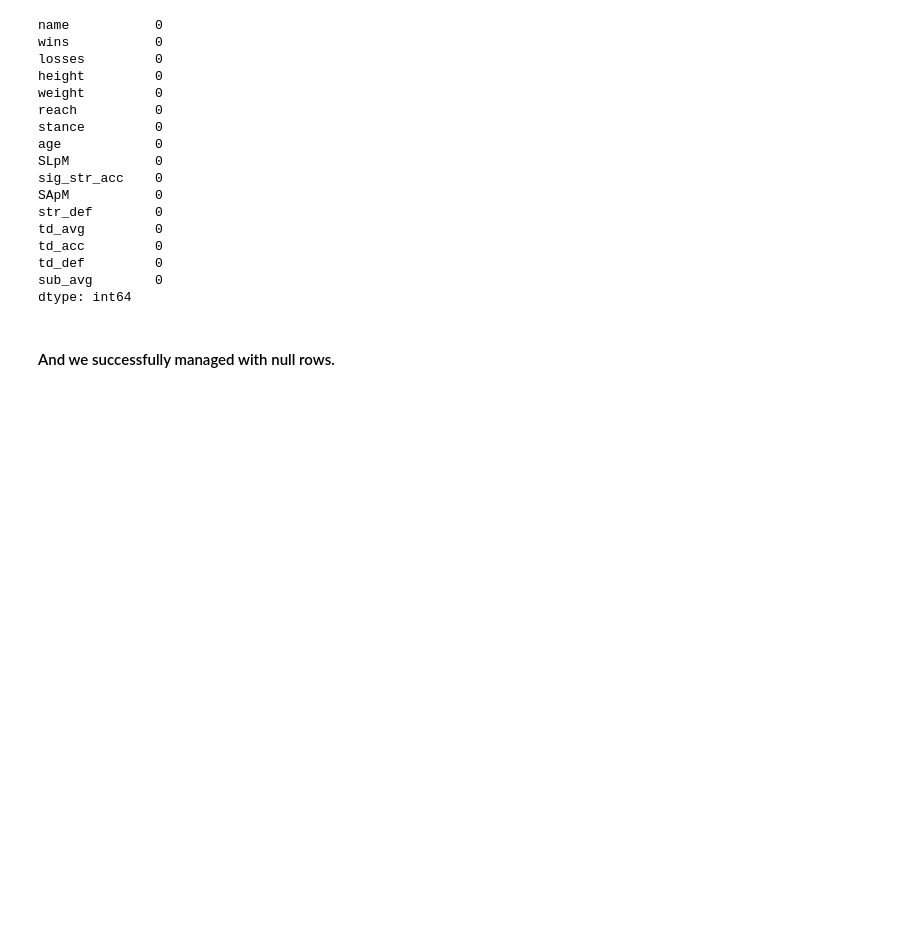
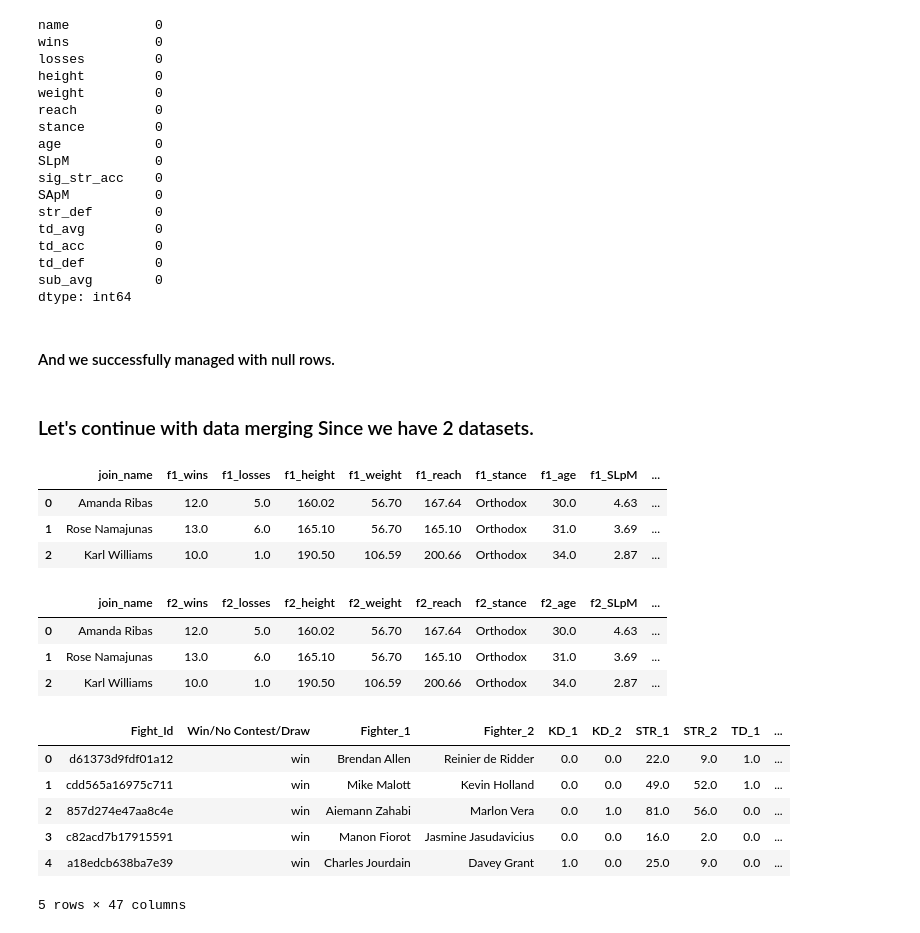
Before and after one commit to MertHasanAslan/UFC-fighter-analysis, a Jupyter notebook: src/main.ipynb, the cells around one changed output. Saved outputs shown, nothing was run; the diff lists cells and outputs as text; code cells hidden in the pictures; blank space fills up the shorter version.

Commit message:
Merged 2 df and cleaned some datas. Now we are okay to do visualization

```diff
--- a/src/main.ipynb
+++ b/src/main.ipynb
@@ -471,3 +471,39 @@ sub_avg        0
 dtype: int64
 # %% [markdown]
 #### And we successfully managed with null rows.
+# %% [markdown]
+### Let's continue with data merging Since we have 2 datasets.
+# %%
+f1_stats = fighters_df.add_prefix("f1_") # adding prefix f1_ to column names
+f1_stats = f1_stats.rename(columns={"f1_name": "join_name"}) # name column turn to join name
+
+f1_stats.head(3)
+# %% [output]
+|  | join_name | f1_wins | f1_losses | f1_height | f1_weight | f1_reach | f1_stance | f1_age | f1_SLpM | ... |
+| 0 | Amanda Ribas | 12.0 | 5.0 | 160.02 | 56.70 | 167.64 | Orthodox | 30.0 | 4.63 | ... |
+| 1 | Rose Namajunas | 13.0 | 6.0 | 165.10 | 56.70 | 165.10 | Orthodox | 31.0 | 3.69 | ... |
+| 2 | Karl Williams | 10.0 | 1.0 | 190.50 | 106.59 | 200.66 | Orthodox | 34.0 | 2.87 | ... |
+# %%
+f2_stats = fighters_df.add_prefix("f2_") # adding prefix f2_ to column names
+f2_stats = f2_stats.rename(columns={"f2_name" : "join_name"}) # name column turn to join name
+
+f2_stats.head(3)
+# %% [output]
+|  | join_name | f2_wins | f2_losses | f2_height | f2_weight | f2_reach | f2_stance | f2_age | f2_SLpM | ... |
+| 0 | Amanda Ribas | 12.0 | 5.0 | 160.02 | 56.70 | 167.64 | Orthodox | 30.0 | 4.63 | ... |
+| 1 | Rose Namajunas | 13.0 | 6.0 | 165.10 | 56.70 | 165.10 | Orthodox | 31.0 | 3.69 | ... |
+| 2 | Karl Williams | 10.0 | 1.0 | 190.50 | 106.59 | 200.66 | Orthodox | 34.0 | 2.87 | ... |
+# %%
+ # now let's merge (basic sql merge)
+df = fights_df.merge(f1_stats, left_on="Fighter_1", right_on="join_name", how="left")
+df = df.merge(f2_stats, left_on="Fighter_2", right_on="join_name", how="left")
+df = df.drop(columns=["join_name_x", "join_name_y"])
+df.head(5)
+# %% [output]
+|  | Fight_Id | Win/No Contest/Draw | Fighter_1 | Fighter_2 | KD_1 | KD_2 | STR_1 | STR_2 | TD_1 | ... |
+| 0 | d61373d9fdf01a12 | win | Brendan Allen | Reinier de Ridder | 0.0 | 0.0 | 22.0 | 9.0 | 1.0 | ... |
+| 1 | cdd565a16975c711 | win | Mike Malott | Kevin Holland | 0.0 | 0.0 | 49.0 | 52.0 | 1.0 | ... |
+| 2 | 857d274e47aa8c4e | win | Aiemann Zahabi | Marlon Vera | 0.0 | 1.0 | 81.0 | 56.0 | 0.0 | ... |
+| 3 | c82acd7b17915591 | win | Manon Fiorot | Jasmine Jasudavicius | 0.0 | 0.0 | 16.0 | 2.0 | 0.0 | ... |
+| 4 | a18edcb638ba7e39 | win | Charles Jourdain | Davey Grant | 1.0 | 0.0 | 25.0 | 9.0 | 0.0 | ... |
+5 rows × 47 columns
```
Also changed, not shown: parts of 6 cells of this notebook.
